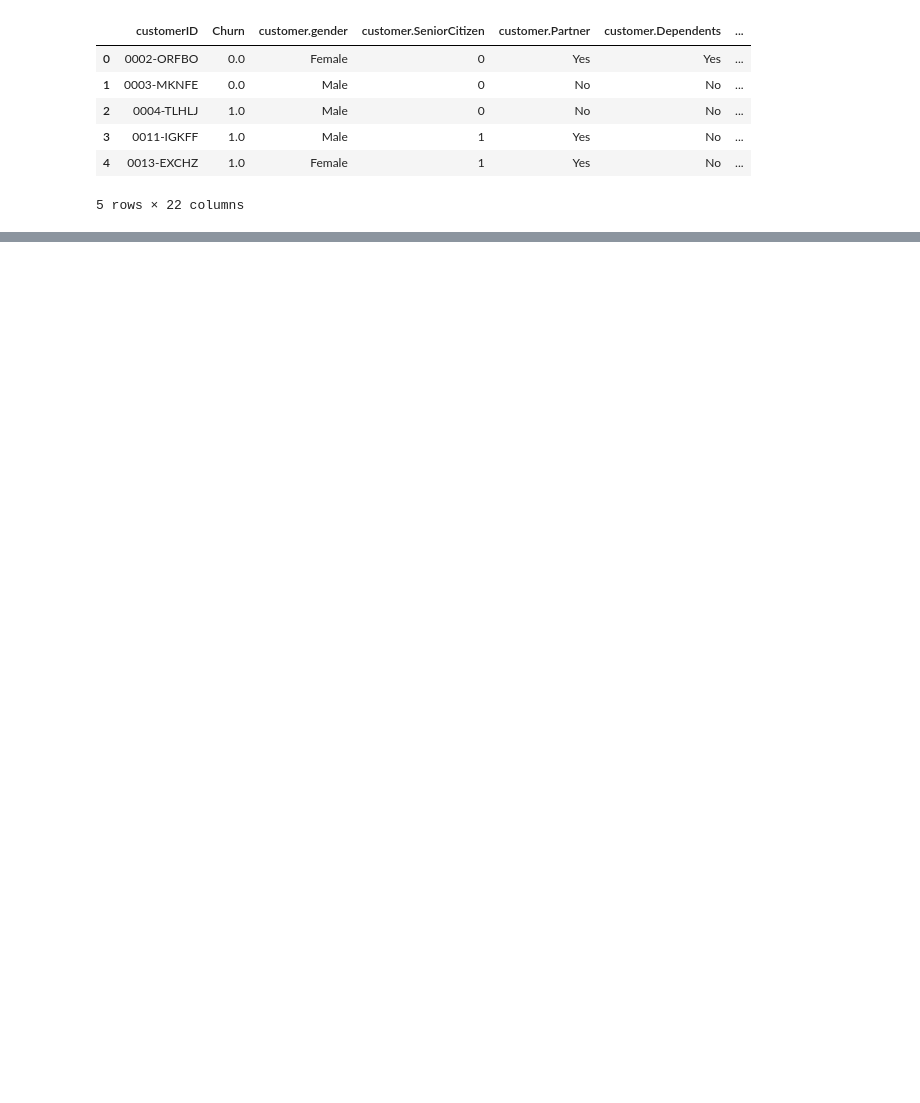
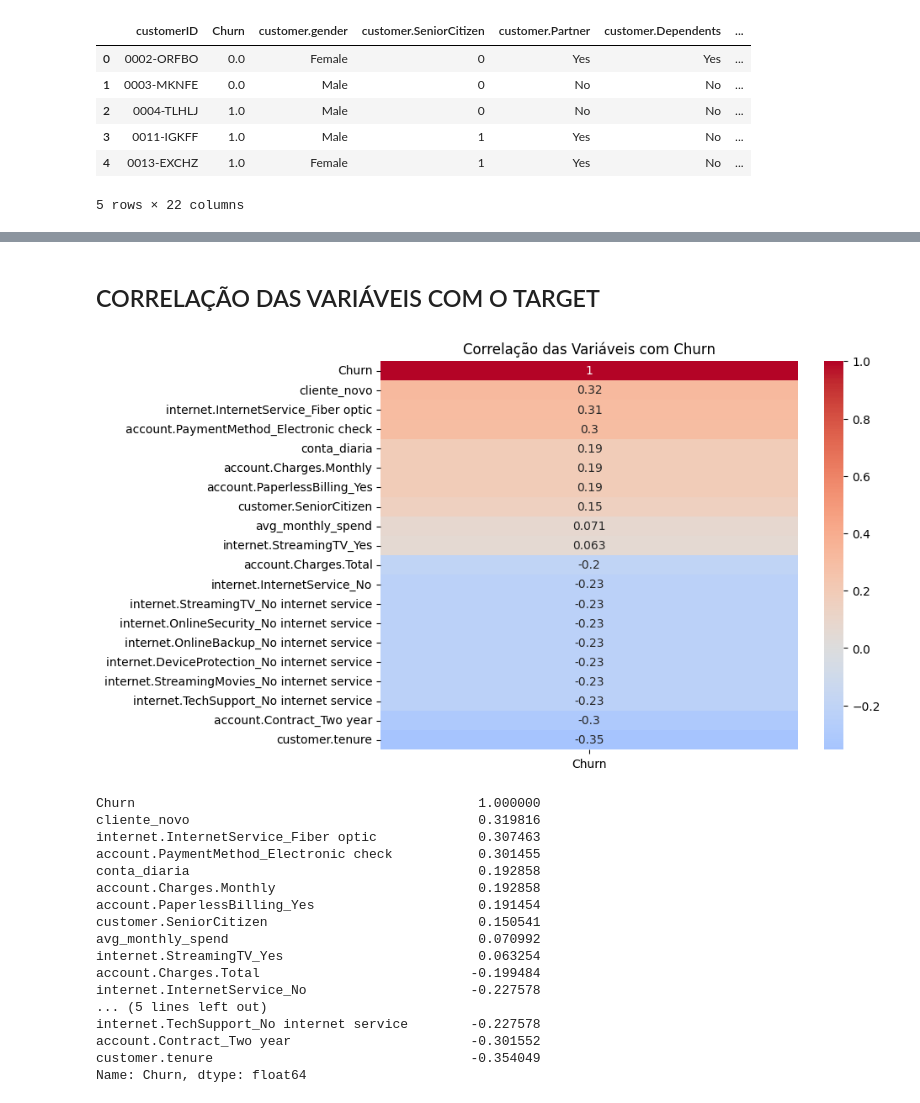
Before and after one commit to adnds/TelecomX_challenge2-data-science-Parte2, a Jupyter notebook: TelecomX_preditivos.ipynb, the cells around one changed output, grey strips where cells are left out. Saved outputs shown, nothing was run; the diff lists cells and outputs as text; code cells hidden in the pictures; blank space fills up the shorter version.

```diff
--- a/TelecomX_preditivos.ipynb
+++ b/TelecomX_preditivos.ipynb
@@ -670,0 +66,39 @@ As métricas de acurácia, precisão, recall e F1-score ajudam a identificar qua
+# %% [markdown]
+## CORRELAÇÃO DAS VARIÁVEIS COM O TARGET
+# %%
+df_corr = df.copy()
+
+# Encoding apenas para análise
+df_corr = pd.get_dummies(df_corr, drop_first=True)
+
+# Correlação com target
+corr_target = df_corr.corr()["Churn"].sort_values(ascending=False)
+
+# Top positivas e negativas
+top_corr = pd.concat([corr_target.head(10), corr_target.tail(10)])
+
+plt.figure(figsize=(8,6))
+sns.heatmap(top_corr.to_frame(), annot=True, cmap="coolwarm", center=0)
+plt.title("Correlação das Variáveis com Churn")
+plt.show()
+
+print(top_corr)
+# %% [output]
+[figure, added]
+Churn                                            1.000000
+cliente_novo                                     0.319816
+internet.InternetService_Fiber optic             0.307463
+account.PaymentMethod_Electronic check           0.301455
+conta_diaria                                     0.192858
+account.Charges.Monthly                          0.192858
+account.PaperlessBilling_Yes                     0.191454
+customer.SeniorCitizen                           0.150541
+avg_monthly_spend                                0.070992
+internet.StreamingTV_Yes                         0.063254
+account.Charges.Total                           -0.199484
+internet.InternetService_No                     -0.227578
+... (5 lines left out)
+internet.TechSupport_No internet service        -0.227578
+account.Contract_Two year                       -0.301552
+customer.tenure                                 -0.354049
+Name: Churn, dtype: float64
```
Also changed, not shown: parts of 77 cells of this notebook, 2 other files.
